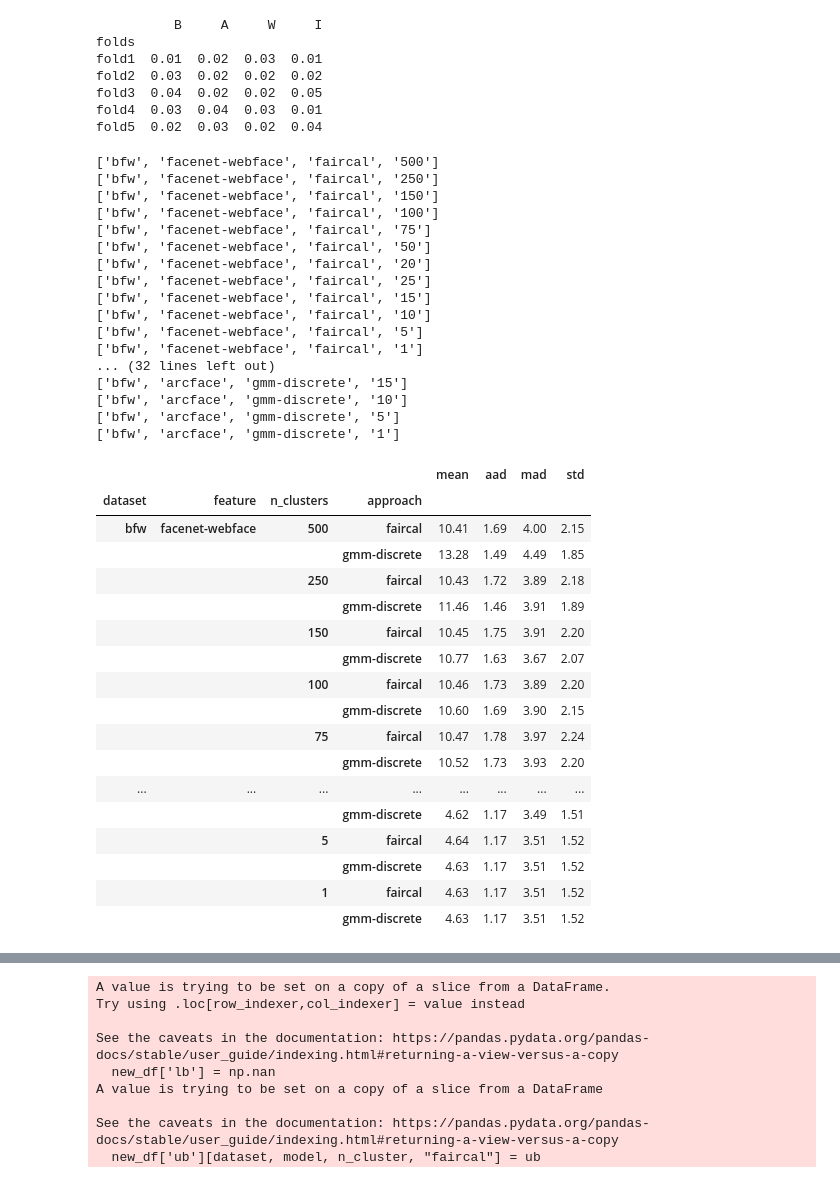
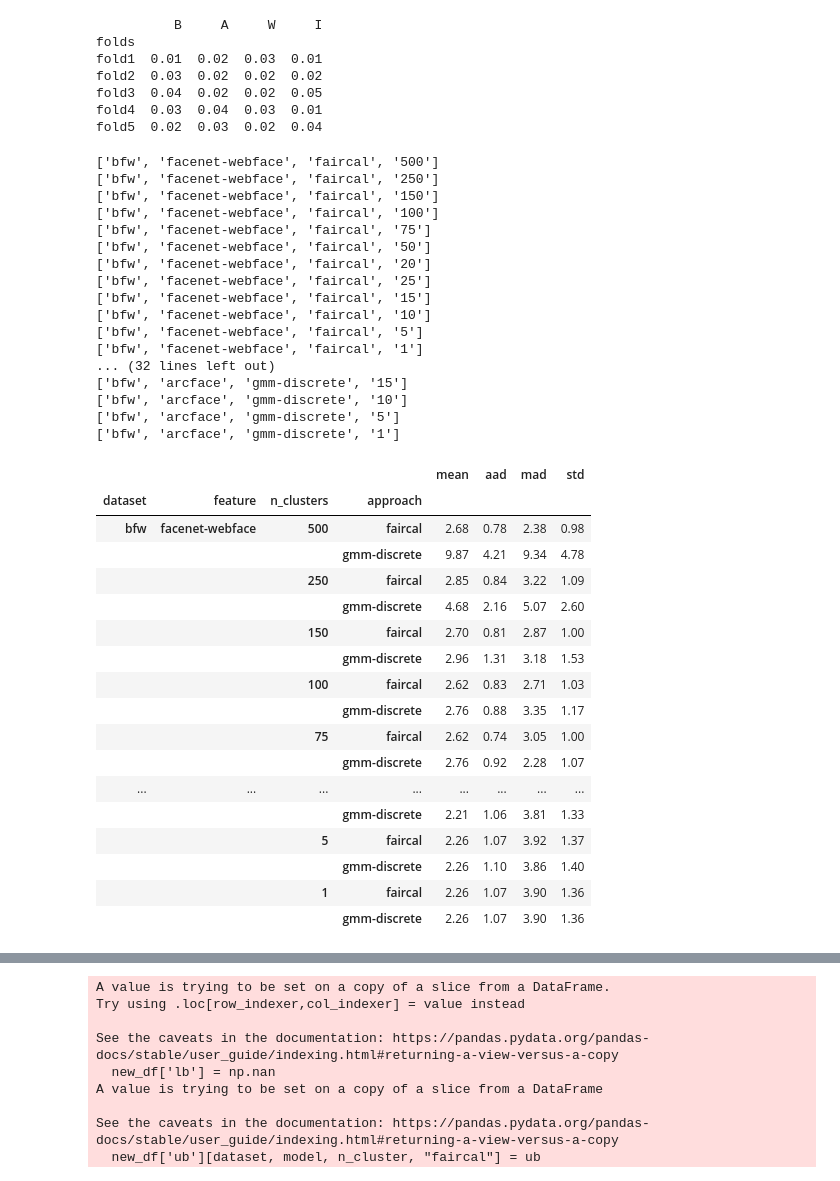
Before and after one commit to margajdon/reproduction-FAIRCAL, a Jupyter notebook: notebooks/GMM Analysis.ipynb, the cells around one changed output, grey strips where cells are left out. Saved outputs shown, nothing was run; the diff lists cells and outputs as text; code cells hidden in the pictures.

```diff
--- a/notebooks/GMM Analysis.ipynb
+++ b/notebooks/GMM Analysis.ipynb
@@ -129,7 +129,7 @@ n_clusters = [500, 250, 150, 100, 75, 50, 20, 25, 15, 10, 5, 1]
 folds = [1,2,3,4,5]
 data = pd.DataFrame()
 
-measure = 'brier'
+measure = 'ks'
 calibration = 'beta'
 
 indices = {
@@ -181,49 +181,49 @@ for dataset in indices:
 #                 plt.hist(all_subgroups, bins=20)
                 print([dataset, feature, approach, str(n_cluster)])
 #                 plt.show()
 
                 data.loc[dataset, feature, n_cluster, approach]['mean'] = group_mean
                 data.loc[dataset, feature, n_cluster, approach]['aad'] = np.abs(all_subgroups - group_mean).mean()
                 data.loc[dataset, feature, n_cluster, approach]['mad'] = np.abs(all_subgroups - group_mean).max()
                 data.loc[dataset, feature, n_cluster, approach]['std'] = np.std(all_subgroups)
 
 HTML(data.to_html())
 # %% [output]
 ['bfw', 'facenet-webface', 'faircal', '500']
 ['bfw', 'facenet-webface', 'faircal', '250']
 ['bfw', 'facenet-webface', 'faircal', '150']
 ['bfw', 'facenet-webface', 'faircal', '100']
 ['bfw', 'facenet-webface', 'faircal', '75']
 ['bfw', 'facenet-webface', 'faircal', '50']
 ['bfw', 'facenet-webface', 'faircal', '20']
 ['bfw', 'facenet-webface', 'faircal', '25']
 ['bfw', 'facenet-webface', 'faircal', '15']
 ['bfw', 'facenet-webface', 'faircal', '10']
 ['bfw', 'facenet-webface', 'faircal', '5']
 ['bfw', 'facenet-webface', 'faircal', '1']
 ... (32 lines left out)
 ['bfw', 'arcface', 'gmm-discrete', '15']
 ['bfw', 'arcface', 'gmm-discrete', '10']
 ['bfw', 'arcface', 'gmm-discrete', '5']
 ['bfw', 'arcface', 'gmm-discrete', '1']
 |  |  |  |  | mean | aad | mad | std |
 | dataset | feature | n_clusters | approach |  |  |  |  |
-| bfw | facenet-webface | 500 | faircal | 10.41 | 1.69 | 4.00 | 2.15 |
-|  |  |  | gmm-discrete | 13.28 | 1.49 | 4.49 | 1.85 |
-|  |  | 250 | faircal | 10.43 | 1.72 | 3.89 | 2.18 |
-|  |  |  | gmm-discrete | 11.46 | 1.46 | 3.91 | 1.89 |
-|  |  | 150 | faircal | 10.45 | 1.75 | 3.91 | 2.20 |
-|  |  |  | gmm-discrete | 10.77 | 1.63 | 3.67 | 2.07 |
-|  |  | 100 | faircal | 10.46 | 1.73 | 3.89 | 2.20 |
-|  |  |  | gmm-discrete | 10.60 | 1.69 | 3.90 | 2.15 |
-|  |  | 75 | faircal | 10.47 | 1.78 | 3.97 | 2.24 |
-|  |  |  | gmm-discrete | 10.52 | 1.73 | 3.93 | 2.20 |
+| bfw | facenet-webface | 500 | faircal | 2.68 | 0.78 | 2.38 | 0.98 |
+|  |  |  | gmm-discrete | 9.87 | 4.21 | 9.34 | 4.78 |
+|  |  | 250 | faircal | 2.85 | 0.84 | 3.22 | 1.09 |
+|  |  |  | gmm-discrete | 4.68 | 2.16 | 5.07 | 2.60 |
+|  |  | 150 | faircal | 2.70 | 0.81 | 2.87 | 1.00 |
+|  |  |  | gmm-discrete | 2.96 | 1.31 | 3.18 | 1.53 |
+|  |  | 100 | faircal | 2.62 | 0.83 | 2.71 | 1.03 |
+|  |  |  | gmm-discrete | 2.76 | 0.88 | 3.35 | 1.17 |
+|  |  | 75 | faircal | 2.62 | 0.74 | 3.05 | 1.00 |
+|  |  |  | gmm-discrete | 2.76 | 0.92 | 2.28 | 1.07 |
 | ... | ... | ... | ... | ... | ... | ... | ... |
-|  |  |  | gmm-discrete | 4.62 | 1.17 | 3.49 | 1.51 |
-|  |  | 5 | faircal | 4.64 | 1.17 | 3.51 | 1.52 |
-|  |  |  | gmm-discrete | 4.63 | 1.17 | 3.51 | 1.52 |
-|  |  | 1 | faircal | 4.63 | 1.17 | 3.51 | 1.52 |
-|  |  |  | gmm-discrete | 4.63 | 1.17 | 3.51 | 1.52 |
+|  |  |  | gmm-discrete | 2.21 | 1.06 | 3.81 | 1.33 |
+|  |  | 5 | faircal | 2.26 | 1.07 | 3.92 | 1.37 |
+|  |  |  | gmm-discrete | 2.26 | 1.10 | 3.86 | 1.40 |
+|  |  | 1 | faircal | 2.26 | 1.07 | 3.90 | 1.36 |
+|  |  |  | gmm-discrete | 2.26 | 1.07 | 3.90 | 1.36 |
 # %%
 data = data.sort_index()
 
```
Also changed, not shown: parts of 1 cell of this notebook, 2 other files.
